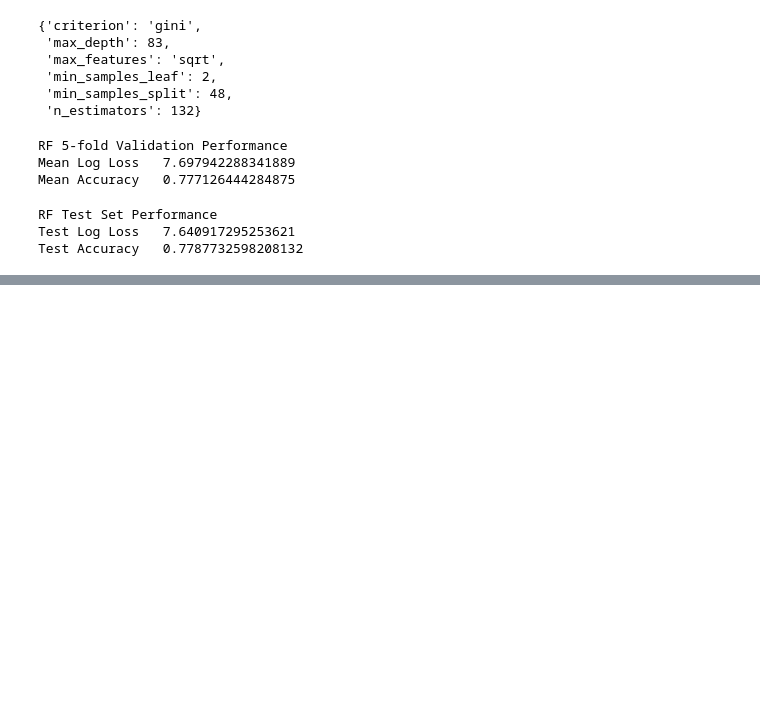
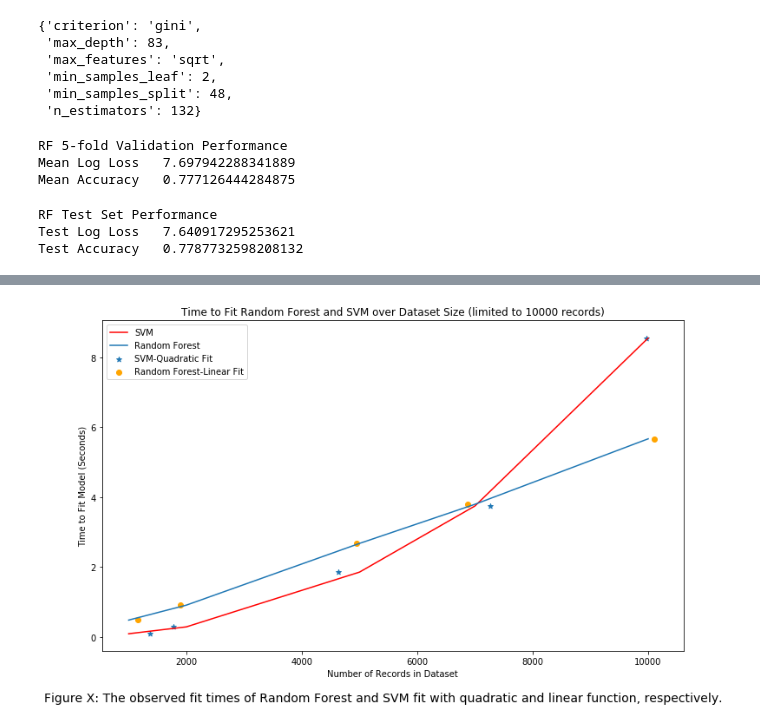
Before and after one commit to sjmiller8182/quant-the-world, a Jupyter notebook: case_study_4/RF_XGB_SVM.ipynb, the cells around one changed output, grey strips where cells are left out. Cells and saved outputs as stored; diff of their text form; code cells hidden in the pictures; blank space fills up the shorter version.

```diff
--- a/case_study_4/RF_XGB_SVM.ipynb
+++ b/case_study_4/RF_XGB_SVM.ipynb
@@ -264,0 +493,26 @@ RF fit on 10000 records took 5.744798898696899
+# %%
+RF_times = pd.read_csv('./data/RF_profiling.csv').query('cores == 1').query('sizes <= 10000')
+time_data = pd.read_csv('./data/SVM_profiling.csv').query('sizes <= 10000')
+
+svm_coefs = poly.polyfit(time_data.times, time_data.sizes, 2)
+svm_ffit = poly.polyval(time_data.times, svm_coefs)
+
+rf_coefs = poly.polyfit(RF_times.times, RF_times.sizes, 1)
+rf_ffit = poly.polyval(RF_times.times, rf_coefs)
+
+plt.figure(figsize=(12,7))
+plt.plot(time_data.sizes, time_data.times, c='r', label='SVM')
+plt.scatter(svm_ffit, time_data.times, marker='*', label='SVM-Quadratic Fit')
+
+plt.scatter(rf_ffit, RF_times.times, marker='o', c='orange', label='Random Forest-Linear Fit')
+plt.plot(RF_times.sizes, RF_times.times, label = 'Random Forest')
+
+plt.ylabel('Time to Fit Model (Seconds)')
+plt.xlabel('Number of Records in Dataset')
+plt.title('Time to Fit Random Forest and SVM over Dataset Size (limited to 10000 records)');
+plt.legend();
+caption = 'Figure X: The observed fit times of Random Forest and SVM fit with quadratic and linear function, respectively.'
+plt.figtext(0.5, 0.01, caption, wrap=True, horizontalalignment='center', fontsize=14);
+plt.savefig('./images/RF_SVM_Fits_Small.png')
+# %% [output]
+[figure, added]
```
Also changed, not shown: parts of 24 cells of this notebook, 5 other files.
